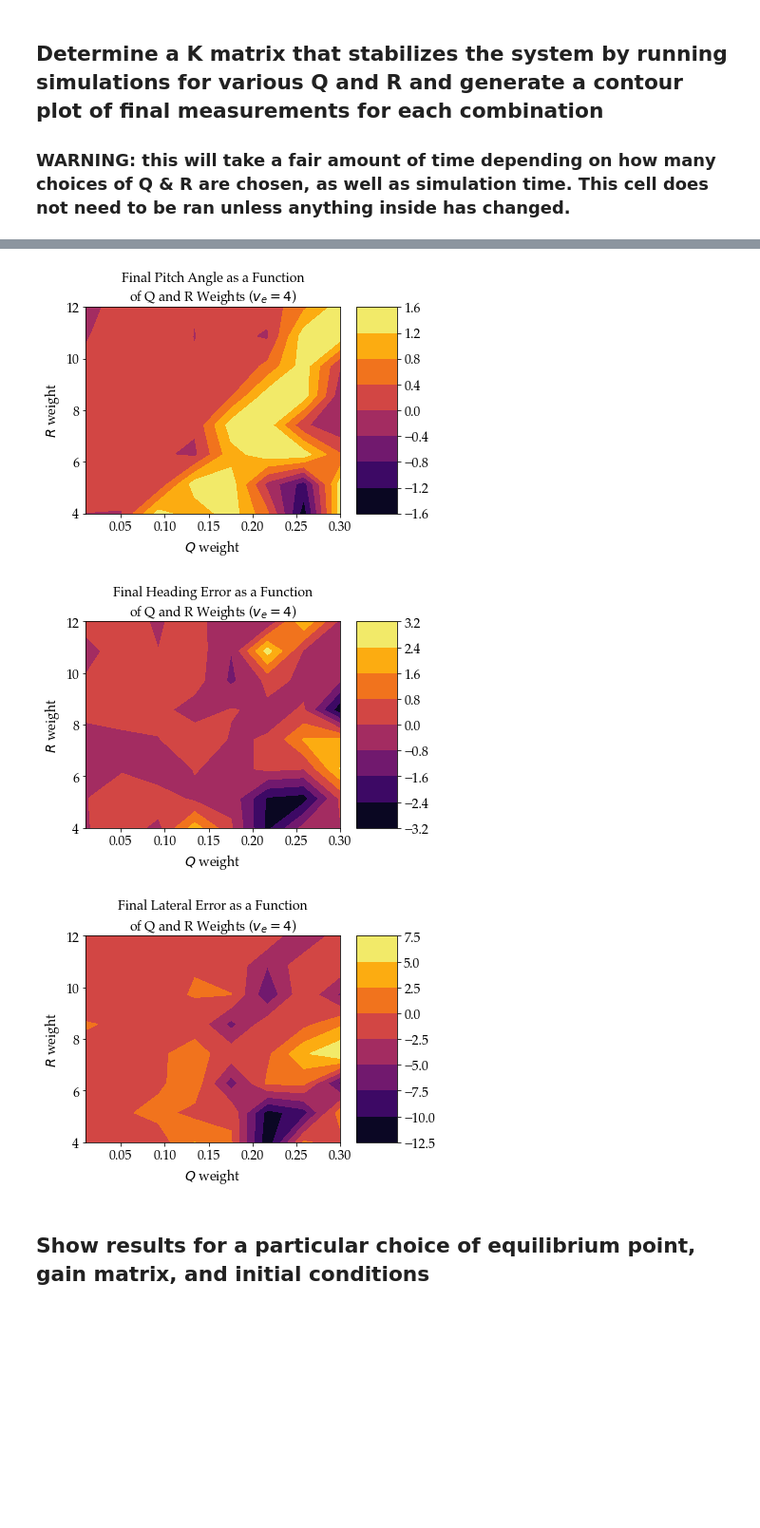
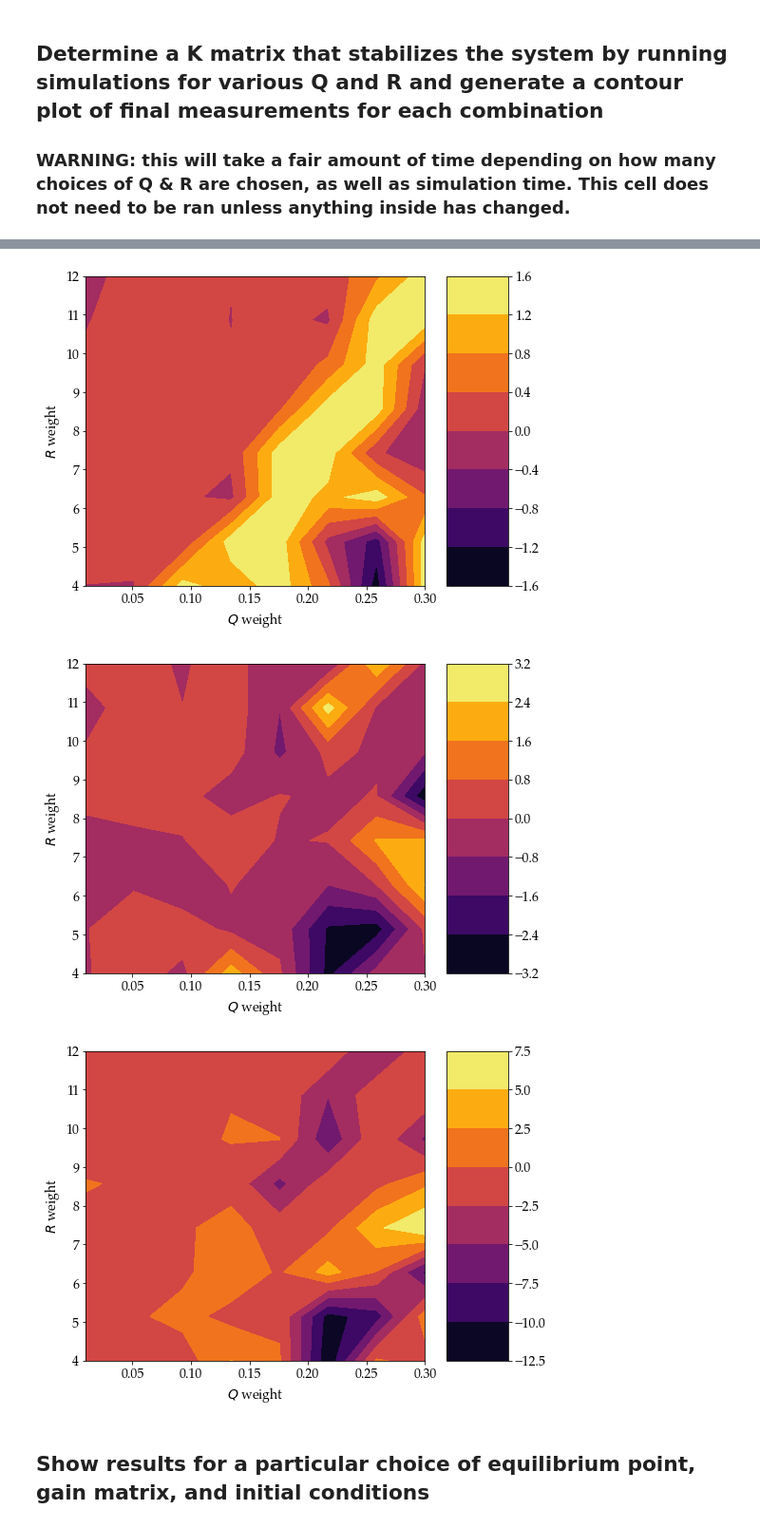
Before and after one commit to pdt4/ae353-DP2-segbot, a Jupyter notebook: SegbotDemo-Template.ipynb, the cells around one changed output, grey strips where cells are left out. Shown at 95% size. Saved outputs shown, nothing was run; the diff lists cells and outputs as text; code cells hidden in the pictures; blank space fills up the shorter version.

```diff
--- a/SegbotDemo-Template.ipynb
+++ b/SegbotDemo-Template.ipynb
@@ -17,9 +17,7 @@ np.set_printoptions(suppress=True)
 
 # Plotting libraries and settings
 import matplotlib.pyplot as plt
-from matplotlib import cm
-plt.rcParams['font.serif'] = "Palatino"
-plt.rcParams['font.family'] = "serif"
+# from matplotlib import cm
 
 # This is my own script (it is an interface to the pybullet simulator)
 import ae353_segbot
@@ -46,7 +45,7 @@ There are several optional arguments:
 **You must evaluate this cell only *once*.** If you want to start fresh with a new simulator, you must do `Kernel -> Restart` from the notebook menu first. If you evaluate this cell more than once without a call to `Kernel -> Restart` then you may get strange behavior that is hard to debug.
 # %%
 simulator = ae353_segbot.Simulator(
-    display=False,
+    display=True,
     width=480,
     height=320,
     bumpy=True,
@@ -293,7 +292,7 @@ def get_data(
     controller.reset()
 
     # Choose a camera view: [ camera_sideview(), camera_backview(), camera_wideview() ]
-    simulator.camera_sideview()
+    simulator.camera_backview()
 
     # Run simulator
     data = simulator.run(
@@ -508,56 +460,56 @@ for i in range(Q.shape[0]):
             print('Q = ', Q[i,j], '\nR = ', R[i,j])
             print('theta = ', test_theta[i,j], '\nheading error = ', test_e_h[i, j], '\nlateral error = ', test_e_l[i, j], '\n')
 
-fig, ax = plt.subplots()
+fig, ax = plt.subplots(figsize=(8, 6))
 surf = plt.contourf(Q, R, test_theta, cmap=cm.inferno)
 cbar = fig.colorbar(surf, shrink=1, aspect=5)
 cbar.ax.tick_params(labelsize=14)
 ax.set_xlabel( '$Q$ weight', fontsize= 14)
 ax.set_ylabel( '$R$ weight', fontsize= 14)
 ax.tick_params(labelsize=14)
-ax.set_title( 'Final Pitch Angle as a Function\nof Q and R Weights ($v_e = 4$)', fontsize=14)
+# ax.set_title( 'Final Pitch Angle ($v_e = 4$)', fontsize=14)
 fig.savefig('figa_theta.png', facecolor='white', transparent=False)
 
-fig, ax = plt.subplots()
+fig, ax = plt.subplots(figsize=(8, 6))
 surf = plt.contourf(Q, R, test_e_h, cmap=cm.inferno)
 cbar = fig.colorbar(surf, shrink=1, aspect=5)
 cbar.ax.tick_params(labelsize=14)
 ax.set_xlabel( '$Q$ weight', fontsize= 14)
 ax.set_ylabel( '$R$ weight', fontsize= 14)
 ax.tick_params(labelsize=14)
-ax.set_title( 'Final Heading Error as a Function\nof Q and R Weights ($v_e = 4$)', fontsize=14)
+# ax.set_title( 'Final Heading Error ($v_e = 4$)', fontsize=14)
 fig.savefig('figb_e_h.png', facecolor='white', transparent=False)
 
-fig, ax = plt.subplots()
+fig, ax = plt.subplots(figsize=(8, 6))
 surf = plt.contourf(Q, R, test_e_l, cmap=cm.inferno)
 cbar = fig.colorbar(surf, shrink=1, aspect=5)
 cbar.ax.tick_params(labelsize=14)
 ax.set_xlabel( '$Q$ weight', fontsize= 14)
 ax.set_ylabel( '$R$ weight', fontsize= 14)
 ax.tick_params(labelsize=14)
-ax.set_title( 'Final Lateral Error as a Function\nof Q and R Weights ($v_e = 4$)', fontsize=14)
+# ax.set_title( 'Final Lateral Error ($v_e = 4$)', fontsize=14)
 fig.savefig('figc_e_l.png', facecolor='white', transparent=False)
 # %% [output]
 Q =  0.01
 R =  4.0
 theta =  -0.001934842361885956
 heading error =  -0.06743719668775348
 lateral error =  -0.16403480614851787
 
 Q =  0.05142857142857143
 R =  4.0
 theta =  -0.008354937879055259
 heading error =  0.4378796570216736
 lateral error =  -0.02001816907614337
 
 ... (19 lines left out)
 R =  12.0
 theta =  0.004195743370243472
 heading error =  0.30793148209240095
 lateral error =  -0.18332190581537808
-[figure, old version]
+[figure, new version]
-[figure, old version]
+[figure, new version]
-[figure, old version]
+[figure, new version]
 # %% [markdown]
 ## Show results for a particular choice of equilibrium point, gain matrix, and initial conditions
 # %%
```
Also changed, not shown: parts of 20 cells of this notebook.
